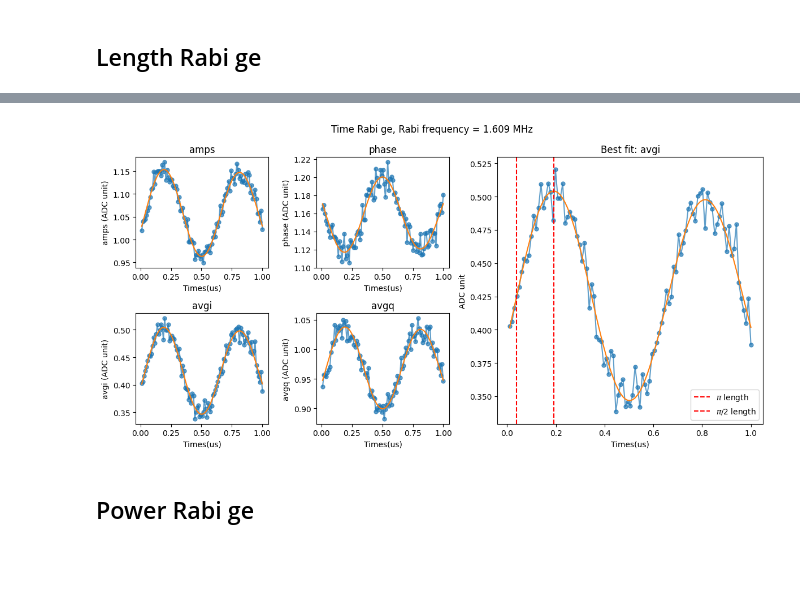
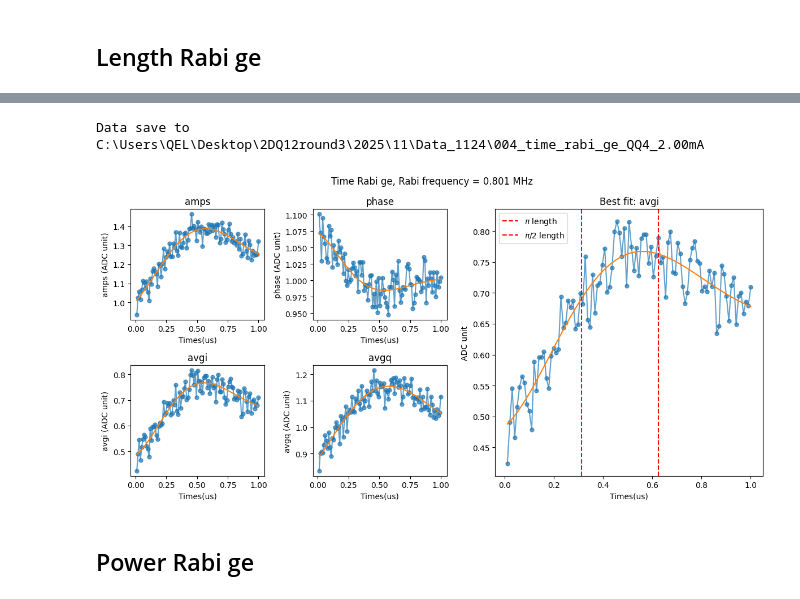
Before and after one commit to JayChien04717/SQD_soc, a Jupyter notebook: single_qubit_calibrate.ipynb, the cells around one changed output, grey strips where cells are left out. Cells and saved outputs as stored; diff of their text form; code cells hidden in the pictures; blank space fills up the shorter version.

```diff
--- a/single_qubit_calibrate.ipynb
+++ b/single_qubit_calibrate.ipynb
@@ -108,7 +58,7 @@ phi = 0.5
 # %%
 from qick_workspace.scrip.s001_time_of_flight import TOF
 
-run_cfg = select_config_idx(config, qubit_idx)
+run_cfg = config_all.get_qubit(qubit)
 run_cfg.update(
     {
         "res_freq_ge": 6000,
@@ -123,5 +73,6 @@ tof = TOF(soc, soccfg, run_cfg)
 tof.run(100, liveplot=True)
 # tof.plot()
 
-config["trig_time"] = 0.49
+config_all.update("trig_time", 0.49, q_index=qubit)
+tof.saveLabber(qubit)
 # %% [output]
@@ -154,6 +107,3 @@ yoko.OutputOn()
 # # yoko.GetVoltage()
 # print(yoko.GetValue())
 # yoko_value = yoko.GetValue()
-# %%
-yoko_value = yoko.GetValue()
-yoko_value
@@ -363,25 +307,25 @@ STOP_FREQ = center + SPAN  # [MHz]
 
 STEPS = 201
 
-config["nqz_qubit"] = 1
 
-run_cfg = select_config_idx(config, qubit_idx)
+run_cfg = config_all.get_qubit(qubit)
 run_cfg.update(
     [
         ("steps", STEPS),
-        ("qubit_freq_ge", QickSweep1D("freqloop", START_FREQ, STOP_FREQ)),
+        ("qb_freq_ge", QickSweep1D("freqloop", START_FREQ, STOP_FREQ)),
         ("qmixer_freq", center),
-        ("qubit_gain_ge", 0.3),
-        ("qubit_length_ge", 5),
+        ("qbgain_ge", 0.5),
+        ("qb_length_ge", 5),
         ("relax_delay", 1),
-        ("cooling", False),
-        ("qubit_ch", 14),
+        ("nqz_qb", 2),
+        ("qb_ch", 7),
     ]
 )
 
 spectrum_ge = Qubit_Twotone(soc, soccfg, run_cfg)
 f_ge = spectrum_ge.run(20, liveplot=True)
-config["qubit_freq_ge"][qubit_idx] = f_ge
-config["qmixer_freq"][qubit_idx] = f_ge
-spectrum_ge.saveLabber(qubit_idx, yoko_value=yoko_value)
+config_all.update("qb.qb_freq_ge", f_ge, q_index=qubit)
+config_all.update("qb.qb_mixer", f_ge, q_index=qubit)
+
+spectrum_ge.saveLabber(qubit, yoko_value=yoko_value)
 # %% [output]
@@ -479,19 +423,20 @@ Data save to C:\Users\QEL\Desktop\2DQ12round3\2025\11\Data_1118\003_qubit_flux_s
 from qick_workspace.scrip.s004_time_rabi_ge import Time_Rabi
 
 time_array = np.linspace(0.01, 1, 101)
-config["sigma"][qubit_idx] = 0.05
-config["relax_delay"] = 30  # [us]
-run_cfg = select_config_idx(config, qubit_idx)
+
+
+config_all.update("qb.sigma", 0.05, q_index=qubit)
+config_all.update("relax_delay", 30, q_index=qubit)
+
+run_cfg = config_all.get_qubit(qubit)
 run_cfg.update(
     [
         ("cooling", False),
-        ("qubit_ch", 14),
-        ("qubit_gain_ge", 0.5),
-
+        ("qbv_gain_ge", 0.5),
     ]
 )
 
 Trabi = Time_Rabi(soc, soccfg, run_cfg)
 a, b = Trabi.run(20, liveplot=True, time_axis=time_array)
-Trabi.saveLabber(qubit_idx, yoko_value=yoko_value)
+Trabi.saveLabber(qubit, yoko_value=yoko_value)
 # %% [output]
@@ -500,4 +445,5 @@ Data save to C:\Users\QEL\Desktop\2DQ12round3\2025\11\Data_1118\004_time_rabi_ge
+Data save to C:\Users\QEL\Desktop\2DQ12round3\2025\11\Data_1124\004_time_rabi_ge_QQ4_2.00mA
-[figure, old version]
+[figure, new version]
 # %% [markdown]
 ## Power Rabi ge
 # %%
```
Also changed, not shown: parts of 26 cells of this notebook, 15 other files.
